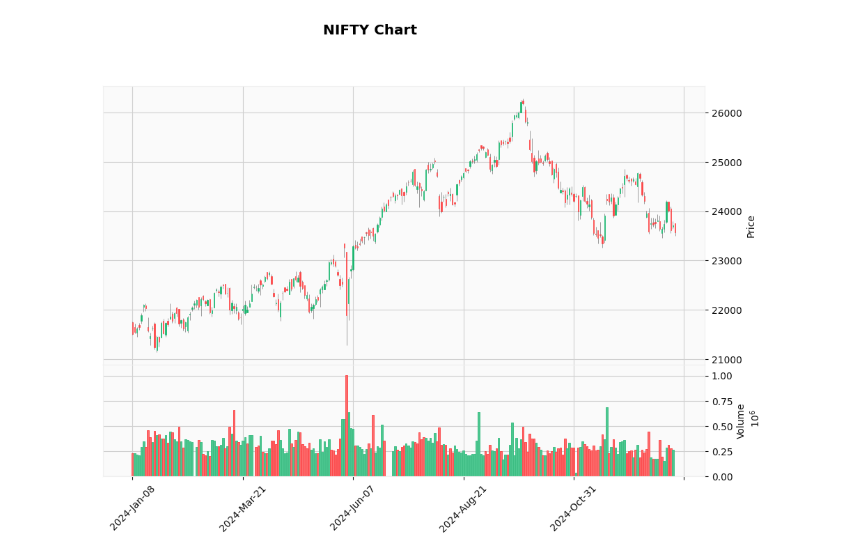
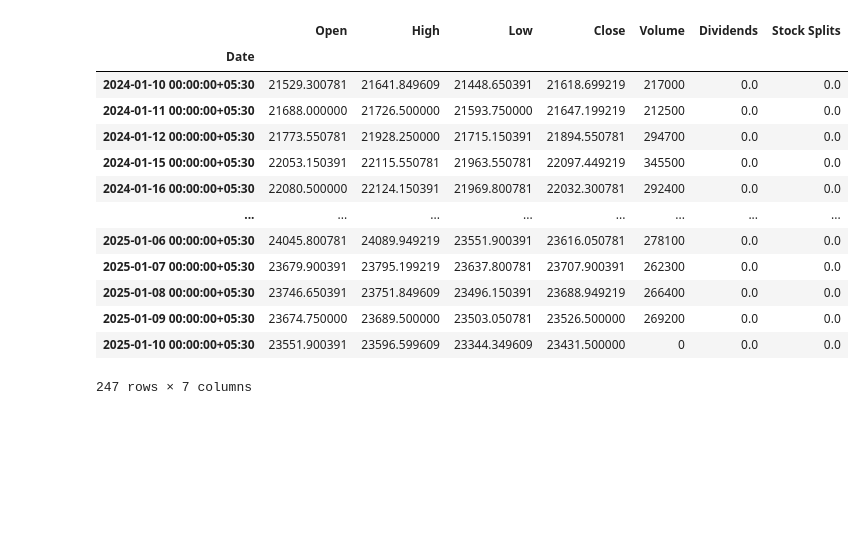
Before and after one commit to vkthakur90/AI_Applications, a Jupyter notebook: CandleStick.ipynb, the cells around one changed output. Drawn from its saved outputs; the diff is of its cells as text; code cells hidden in the pictures; blank space fills up the shorter version.

```diff
--- a/CandleStick.ipynb
+++ b/CandleStick.ipynb
@@ -26,17 +26,20 @@ NAME = "NIFTY"
 ticker = yf.Ticker('^NSEI')
 # %%
 history_df = ticker.history(period = "1y")
-# %%
-mpf.plot(
-    history_df,
-    type="candle",  # Candlestick chart
-    style="yahoo",  # Chart style
-    title=f"{NAME} Chart",
-    volume=True,  # Include volume subplot
-    ylabel="Price",
-    ylabel_lower="Volume",
-    figratio=(16, 9),  # Aspect ratio of the figure
-    figsize=(12, 8),  # Size of the figure
-)
-# %% [output]
-[figure, removed]
+# %%
+history_df
+# %% [output]
+|  | Open | High | Low | Close | Volume | Dividends | Stock Splits |
+| Date |  |  |  |  |  |  |  |
+| 2024-01-10 00:00:00+05:30 | 21529.300781 | 21641.849609 | 21448.650391 | 21618.699219 | 217000 | 0.0 | 0.0 |
+| 2024-01-11 00:00:00+05:30 | 21688.000000 | 21726.500000 | 21593.750000 | 21647.199219 | 212500 | 0.0 | 0.0 |
+| 2024-01-12 00:00:00+05:30 | 21773.550781 | 21928.250000 | 21715.150391 | 21894.550781 | 294700 | 0.0 | 0.0 |
+| 2024-01-15 00:00:00+05:30 | 22053.150391 | 22115.550781 | 21963.550781 | 22097.449219 | 345500 | 0.0 | 0.0 |
+| 2024-01-16 00:00:00+05:30 | 22080.500000 | 22124.150391 | 21969.800781 | 22032.300781 | 292400 | 0.0 | 0.0 |
+| ... | ... | ... | ... | ... | ... | ... | ... |
+| 2025-01-06 00:00:00+05:30 | 24045.800781 | 24089.949219 | 23551.900391 | 23616.050781 | 278100 | 0.0 | 0.0 |
+| 2025-01-07 00:00:00+05:30 | 23679.900391 | 23795.199219 | 23637.800781 | 23707.900391 | 262300 | 0.0 | 0.0 |
+| 2025-01-08 00:00:00+05:30 | 23746.650391 | 23751.849609 | 23496.150391 | 23688.949219 | 266400 | 0.0 | 0.0 |
+| 2025-01-09 00:00:00+05:30 | 23674.750000 | 23689.500000 | 23503.050781 | 23526.500000 | 269200 | 0.0 | 0.0 |
+| 2025-01-10 00:00:00+05:30 | 23551.900391 | 23596.599609 | 23344.349609 | 23431.500000 | 0 | 0.0 | 0.0 |
+247 rows × 7 columns
```
Also changed, not shown: parts of 2 cells of this notebook.
